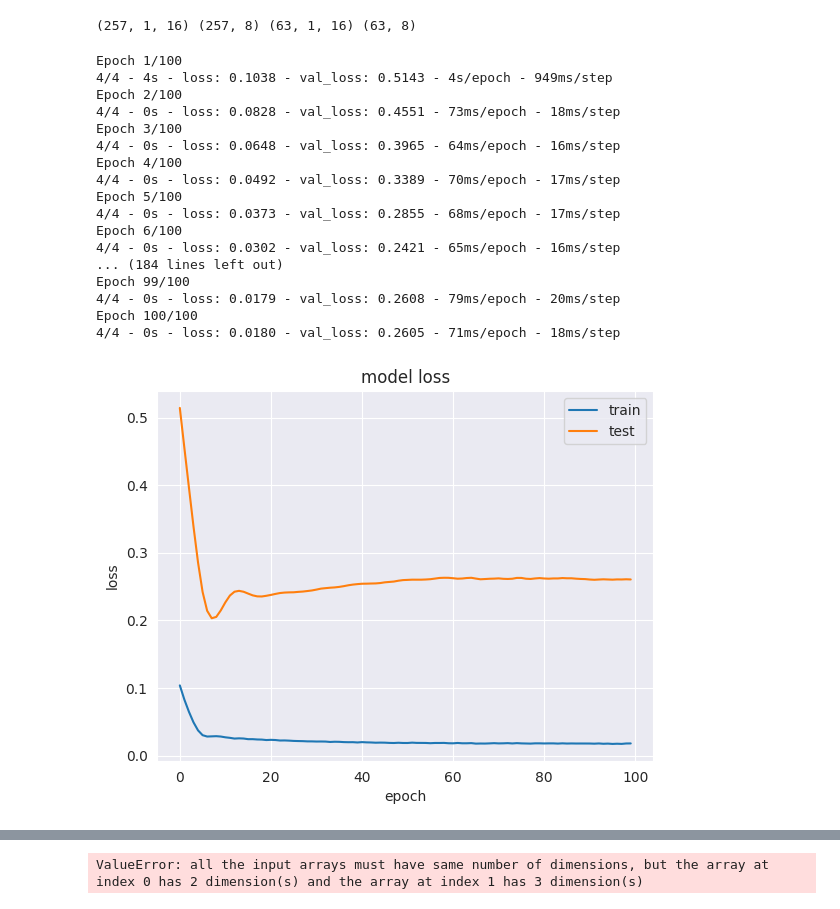
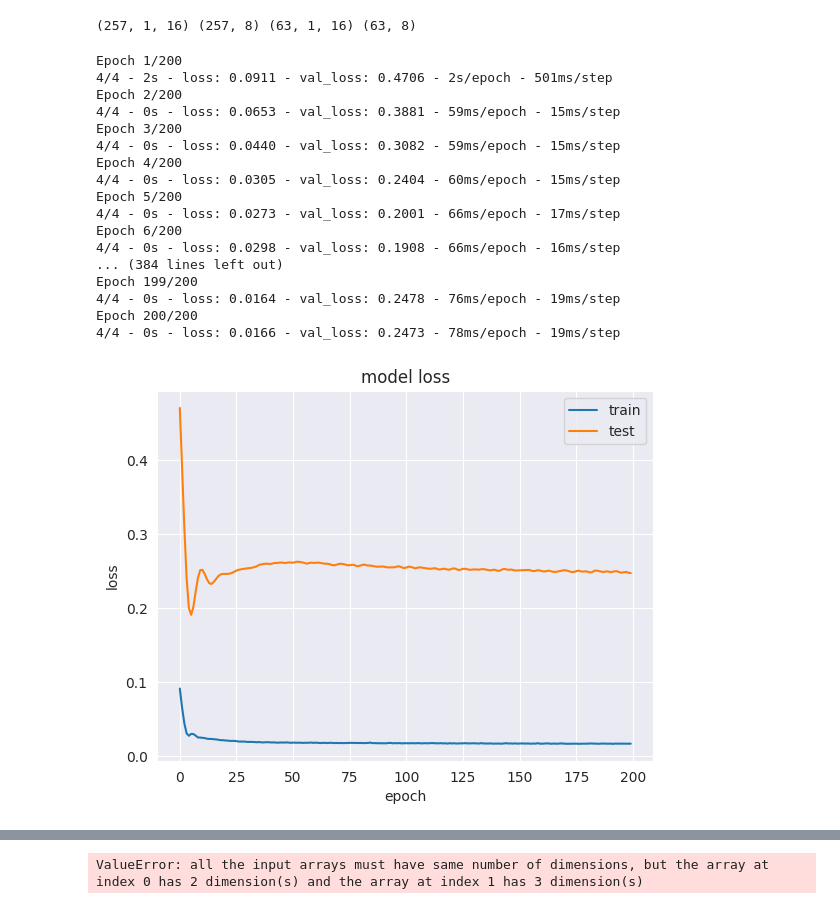
Before and after one commit to Patrick448/time-series-analysis, a Jupyter notebook: Notebooks/agriculture_price_prediction_with_precipitation_new.ipynb, the cells around one changed output, grey strips where cells are left out. Saved outputs shown, nothing was run; the diff lists cells and outputs as text; code cells hidden in the pictures.

```diff
--- a/Notebooks/agriculture_price_prediction_with_precipitation_new.ipynb
+++ b/Notebooks/agriculture_price_prediction_with_precipitation_new.ipynb
@@ -261,0 +81,5 @@ test_X, test_Y = reframed_test.values[:, :-8], reframed_test.values[:, -8:]
+# %%
+def input_output_split(data, in_size, out_size):
+	#split into input and output
+	train_X, train_Y = data.values[:, :-out_size], data.values[:, -out_size:]
+	return train_X, train_Y
@@ -261,0 +105,3 @@ test_X, test_Y = reframed_test.values[:, :-8], reframed_test.values[:, -8:]
+# %%
+train, valid, test = train_test_validation_split(price_weather_df, 0.7, 0.2)
+train_index, valid_index, test_index = train.index, valid.index, test.index
@@ -262,49 +135,78 @@ test_X, test_Y = reframed_test.values[:, :-8], reframed_test.values[:, -8:]
+# %%
+in_size = 8
+out_size = 8
+
+input_columns = ['Preco_unitario', 'PRECIPITAÇÃO TOTAL, HORÁRIO (mm)']
+n_vars = len(input_columns)
+scaler = MinMaxScaler(feature_range=(0, 1))
+column_selector = ColumnSelector(input_columns)
+reframer = Reframer(n_in=in_size, n_out=out_size)
+drop_cols = DropColumns(n_in=in_size, n_out=out_size, n_vars=n_vars)
+
+preprocess_pipeline = Pipeline(
+	[
+		('column_selector', column_selector),
+		('scaler', MinMaxScaler(feature_range=(0, 1))),
+		('reframer', reframer),
+		('drop_cols', drop_cols)
+	 ]
+)
 # %%
+
+preprocessed_train = preprocess_pipeline.fit_transform(train)
+preprocessed_valid = preprocess_pipeline.transform(valid)
+preprocessed_test = preprocess_pipeline.transform(test)
+
+train_X, train_Y = input_output_split(preprocessed_train, in_size, out_size)
+validation_X, validation_Y = input_output_split(preprocessed_valid, in_size, out_size)
+test_X, test_Y = input_output_split(preprocessed_test, in_size, out_size)
+
 # reshape input to be 3D [samples, timesteps, features]
 train_X = train_X.reshape((train_X.shape[0], 1, train_X.shape[1]))
 validation_X = validation_X.reshape((validation_X.shape[0], 1, validation_X.shape[1]))
 test_X = test_X.reshape((test_X.shape[0], 1, test_X.shape[1]))
+
 print(train_X.shape, train_Y.shape, test_X.shape, test_Y.shape)
 # %% [output]
 (257, 1, 16) (257, 8) (63, 1, 16) (63, 8)
 # %%
 
 model = Sequential()
-model.add(LSTM(200, input_shape=(train_X.shape[1], train_X.shape[2])))
+model.add(LSTM(400, input_shape=(train_X.shape[1], train_X.shape[2])))
 model.add(Dropout(0.2))
-model.add(Dense(8))
+model.add(Dense(out_size))
 model.compile(loss='mean_squared_error', optimizer='adam')
 
 # fit network
-history = model.fit(train_X, train_Y, epochs=100, batch_size=70, validation_data=(validation_X, validation_Y), verbose=2, shuffle=False)
+history = model.fit(train_X, train_Y, epochs=200, batch_size=70, validation_data=(validation_X, validation_Y), verbose=2, shuffle=False)
 
 # summarize history for loss
 plt.plot(history.history['loss'])
 plt.plot(history.history['val_loss'])
 plt.title('model loss')
 plt.ylabel('loss')
 plt.xlabel('epoch')
 plt.legend(['train', 'test'], loc='upper right')
 plt.show()
 # %% [output]
-Epoch 1/100
-4/4 - 4s - loss: 0.1038 - val_loss: 0.5143 - 4s/epoch - 949ms/step
-Epoch 2/100
-4/4 - 0s - loss: 0.0828 - val_loss: 0.4551 - 73ms/epoch - 18ms/step
-Epoch 3/100
-4/4 - 0s - loss: 0.0648 - val_loss: 0.3965 - 64ms/epoch - 16ms/step
-Epoch 4/100
-4/4 - 0s - loss: 0.0492 - val_loss: 0.3389 - 70ms/epoch - 17ms/step
-Epoch 5/100
-4/4 - 0s - loss: 0.0373 - val_loss: 0.2855 - 68ms/epoch - 17ms/step
-Epoch 6/100
-4/4 - 0s - loss: 0.0302 - val_loss: 0.2421 - 65ms/epoch - 16ms/step
-... (184 lines left out)
-Epoch 99/100
-4/4 - 0s - loss: 0.0179 - val_loss: 0.2608 - 79ms/epoch - 20ms/step
-Epoch 100/100
-4/4 - 0s - loss: 0.0180 - val_loss: 0.2605 - 71ms/epoch - 18ms/step
+Epoch 1/200
+4/4 - 2s - loss: 0.0911 - val_loss: 0.4706 - 2s/epoch - 501ms/step
+Epoch 2/200
+4/4 - 0s - loss: 0.0653 - val_loss: 0.3881 - 59ms/epoch - 15ms/step
+Epoch 3/200
+4/4 - 0s - loss: 0.0440 - val_loss: 0.3082 - 59ms/epoch - 15ms/step
+Epoch 4/200
+4/4 - 0s - loss: 0.0305 - val_loss: 0.2404 - 60ms/epoch - 15ms/step
+Epoch 5/200
+4/4 - 0s - loss: 0.0273 - val_loss: 0.2001 - 66ms/epoch - 17ms/step
+Epoch 6/200
+4/4 - 0s - loss: 0.0298 - val_loss: 0.1908 - 66ms/epoch - 16ms/step
+... (384 lines left out)
+Epoch 199/200
+4/4 - 0s - loss: 0.0164 - val_loss: 0.2478 - 76ms/epoch - 19ms/step
+Epoch 200/200
+4/4 - 0s - loss: 0.0166 - val_loss: 0.2473 - 78ms/epoch - 19ms/step
-[figure, old version]
+[figure, new version]
 # %%
 # make a prediction
 yhat = model.predict(test_X)
```
Also changed, not shown: parts of 25 cells of this notebook, 5 other files.
